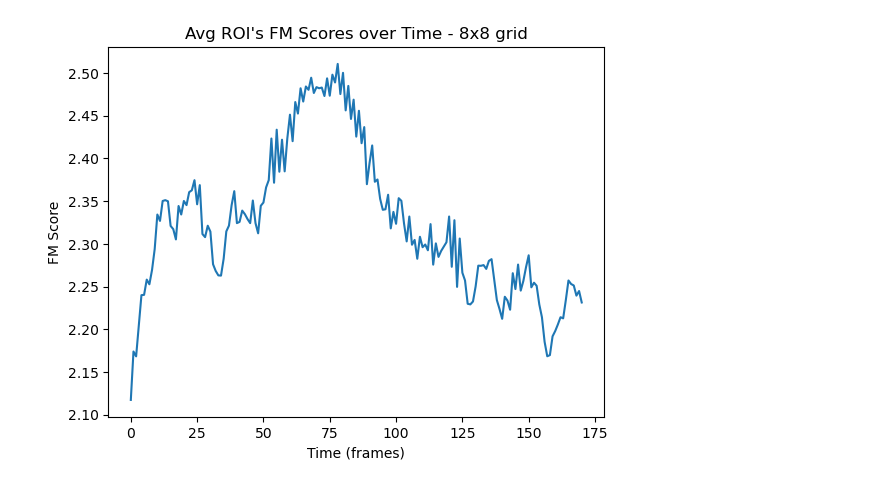
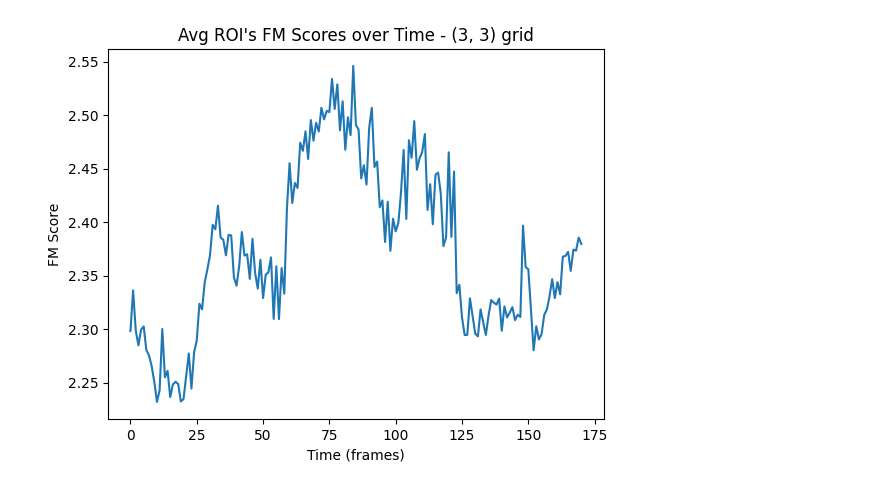
Before and after one commit to AgustindelaVega/vpc1, a Jupyter notebook: tp2/tp2.ipynb, the cells around one changed output. Cells and saved outputs as stored; diff of their text form; code cells hidden in the pictures.

```diff
--- a/tp2/tp2.ipynb
+++ b/tp2/tp2.ipynb
@@ -106,26 +125,36 @@ plt.show()
 # %%
-video_path = 'data/focus_video.mov'
-cap = cv2.VideoCapture(video_path)
-fm_scores = []
+def score_grid(grid, size, threshold, output):
+    video_path = 'data/focus_video.mov'
 
-while cap.isOpened():
-    ret, frame = cap.read()
+    cap = cv2.VideoCapture(video_path)
+    fm_scores = []
 
-    if ret:
-        # Default grid, 8x8 20px squares
-        rois = roi_grid(frame)[0]
-        fm_scores.append(np.mean([image_sharpness(roi) for roi in rois]))
+    out = get_video_writer(output, cap)
 
-    else:
-        break
+    while cap.isOpened():
+        ret, frame = cap.read()
 
-cap.release()
-cv2.destroyAllWindows()
+        if ret:
+            # Default grid, 8x8 20px squares
+            rois, _ = roi_grid(frame, grid, size)
+            score = np.mean([image_sharpness(roi) for roi in rois])
+            fm_scores.append(score)
+            _, colored_rois = roi_grid(frame, grid, size, (0, 255, 0) if score >= threshold else (0, 0, 255))
+            out.write(colored_rois)
+
+        else:
+            break
+
+    cap.release()
+    out.release()
+    cv2.destroyAllWindows()
+
+    plt.plot(fm_scores)
+    plt.xlabel('Time (frames)')
+    plt.ylabel('FM Score')
+    plt.title(f'Avg ROI\'s FM Scores over Time - {grid} grid')
+    plt.show()
-# %%
-plt.plot(fm_scores)
-plt.xlabel('Time (frames)')
-plt.ylabel('FM Score')
-plt.title('Avg ROI\'s FM Scores over Time - 8x8 grid')
-plt.show()
-# %% [output]
-[figure, removed]
+# %%
+score_grid((3,3), 40, 2.4, "./data/output_3x3_roi_video.mov")
+# %% [output]
+[figure, added]
```
Also changed, not shown: parts of 12 cells of this notebook, 5 other files.
